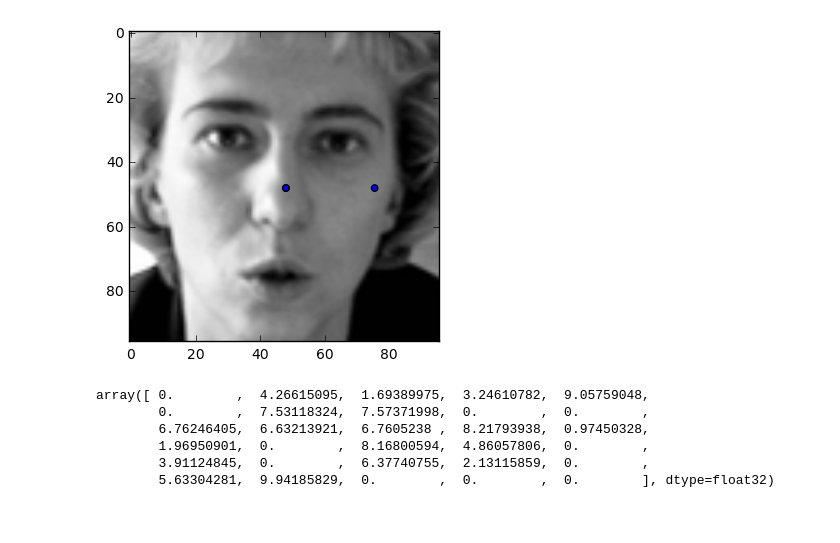
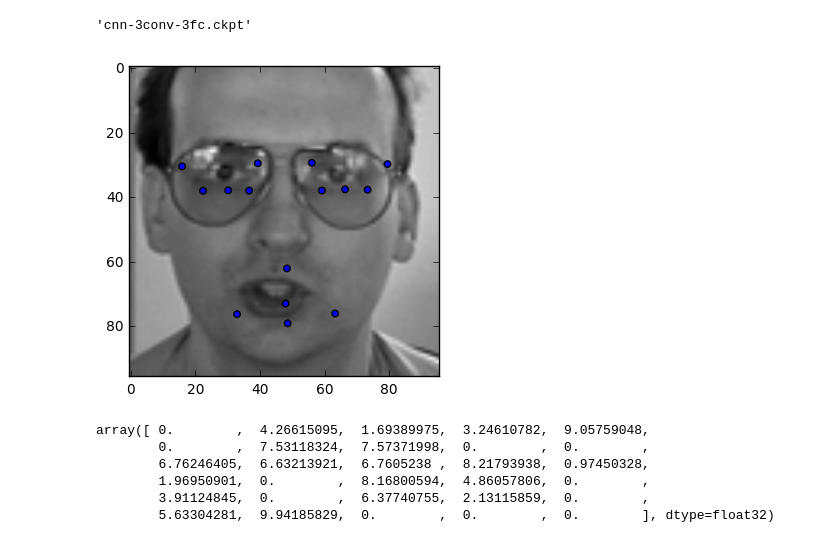
Before and after one commit to kamvlad/faceFeatures, a Jupyter notebook: ConvNet1.ipynb, the cells around one changed output. Drawn from its saved outputs; the diff is of its cells as text; code cells hidden in the pictures.

Commit message:
CNN with dropout and

```diff
--- a/ConvNet1.ipynb
+++ b/ConvNet1.ipynb
@@ -64,14 +64,20 @@ h_max_pool3=tf.nn.max_pool(h_conv3,ksize=[1,2,2,1],strides=[1,2,2,1],padding='SA
 
 h_pool_flat=tf.reshape(h_max_pool3,[-1,12*12*128])
 
+keep_prob = tf.placeholder(tf.float32)
+
 w_fc1=tf.Variable(tf.truncated_normal([12*12*128,500],stddev=0.1))
 b_fc1=tf.Variable(tf.constant(0.1,shape=[500]))
 h_fc1=tf.nn.relu(tf.matmul(h_pool_flat,w_fc1)+b_fc1)
+h_fc1_drop = tf.nn.dropout(h_fc1, keep_prob)
 
 w_fc2=tf.Variable(tf.truncated_normal([500,500],stddev=0.1))
 b_fc2=tf.Variable(tf.constant(0.1,shape=[500]))
-h_fc2=tf.nn.relu(tf.matmul(h_fc1,w_fc2)+b_fc2)
+h_fc2=tf.nn.relu(tf.matmul(h_fc1_drop,w_fc2)+b_fc2)
+h_fc2_drop = tf.nn.dropout(h_fc2, keep_prob)
 
 w_fc3=tf.Variable(tf.truncated_normal([500,30],stddev=0.1))
 b_fc3=tf.Variable(tf.constant(0.1,shape=[30]))
-y=tf.nn.relu(tf.matmul(h_fc2,w_fc3)+b_fc3)
+
+
+y=tf.matmul(h_fc2_drop,w_fc3)+b_fc3
@@ -81,7 +89,7 @@ lossFunc = tf.sqrt(tf.reduce_mean((y - y_)**2))
 
 train_step = tf.train.AdamOptimizer(1e-4).minimize(lossFunc)
 # %%
-epohs = 0 #1001
+epohs = 100001
 
 
 init = tf.initialize_all_variables()
@@ -94,16 +102,16 @@ batcher=Batcher(trainData,trainY)
 test_batcher=Batcher(testData,testY)
 
 for i in range(epohs):
-    tD,tY=batcher.nextBatch(50)
+    tD,tY=batcher.nextBatch(100)
 
-    evalY=y.eval(feed_dict={x:tD},session=sess)
+    evalY=y.eval(feed_dict={x:tD, keep_prob: 1.0},session=sess)
     evalY[~np.isnan(tY)]=tY[~np.isnan(tY)]
-    if i % 100 == 0:
-        tstD,tstY=batcher.nextBatch(50)
-        train = lossFunc.eval(feed_dict={x:tD, y_:evalY}, session=sess)
-        evalTestY=y.eval(feed_dict={x:tstD},session=sess)
+    if i % 10000 == 0:
+        tstD,tstY=batcher.nextBatch(100)
+        train = lossFunc.eval(feed_dict={x:tD, y_:evalY, keep_prob: 1.0}, session=sess)
+        evalTestY=y.eval(feed_dict={x:tstD, keep_prob: 1.0},session=sess)
         evalTestY[~np.isnan(tstY)]=tstY[~np.isnan(tstY)]
-        test = lossFunc.eval(feed_dict={x:tstD, y_:evalTestY}, session=sess)
+        test = lossFunc.eval(feed_dict={x:tstD, y_:evalTestY, keep_prob: 1.0}, session=sess)
 
         print('train:', train, 'test:', test)
-    train_step.run(feed_dict={x:tD, y_:evalY}, session=sess)
+    train_step.run(feed_dict={x:tD, y_:evalY, keep_prob:0.5}, session=sess)
@@ -110,3 +130,7 @@ for i in range(epohs):
+# %%
+saver.save(sess, 'cnn-3conv-3fc.ckpt')
+# %% [output]
+'cnn-3conv-3fc.ckpt'
 # %%
 %matplotlib inline
 import matplotlib.pyplot as plt
@@ -126,12 +150,12 @@ def showFace(data, features, expectedFeatures = None):
     plt.imshow(data.reshape(96, 96), cmap = 'gray')
 # %%
 tData=trainData[:10]
-evalResult=y.eval(feed_dict={x:tData}, session=sess)
+evalResult=y.eval(feed_dict={x:tData, keep_prob:1.0}, session=sess)
 testResult = lambda idx : showFace(tData[idx], evalResult[idx])
 # %%
-testResult(2)
+testResult(7)
 # %% [output]
-[figure, old version]
+[figure, new version]
 # %%
 evalResult[0]
 # %% [output]
```
Also changed, not shown: parts of 2 cells of this notebook, 2 other files.
